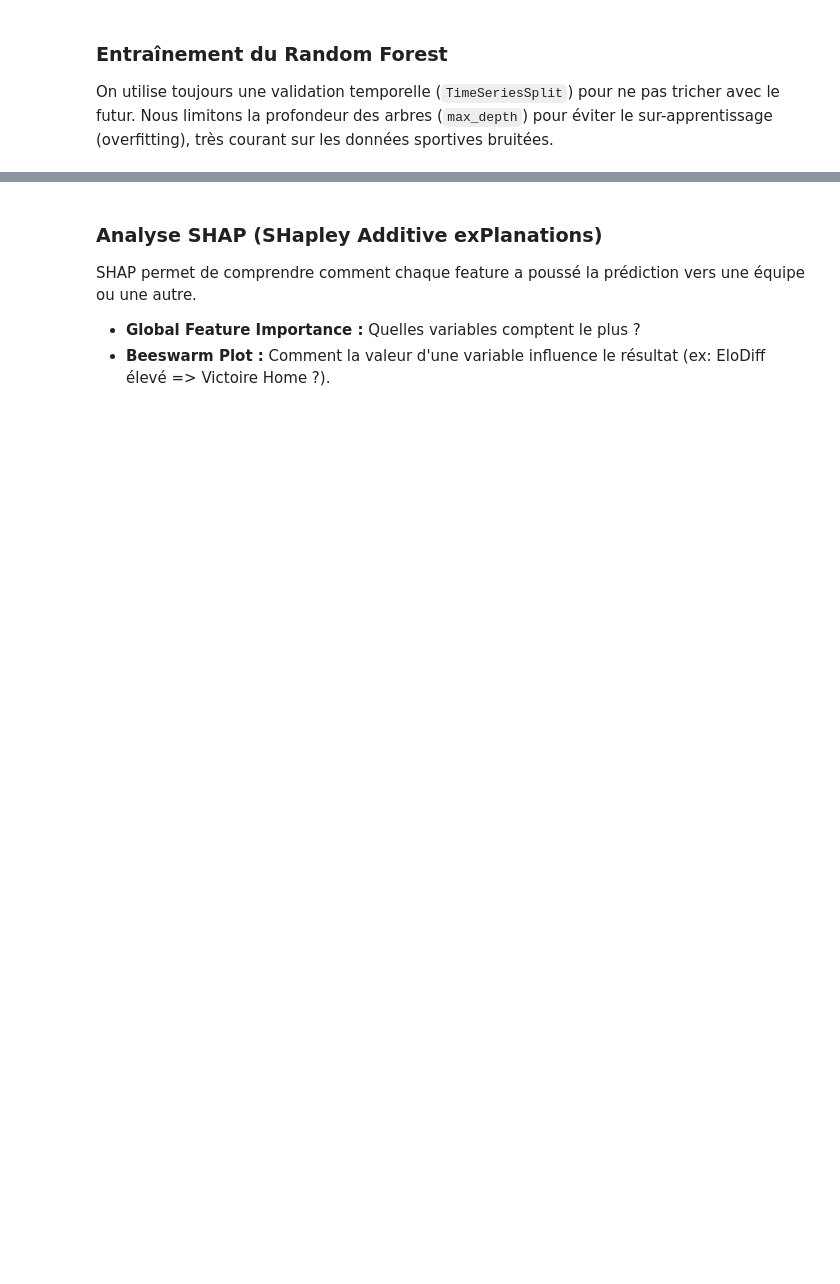
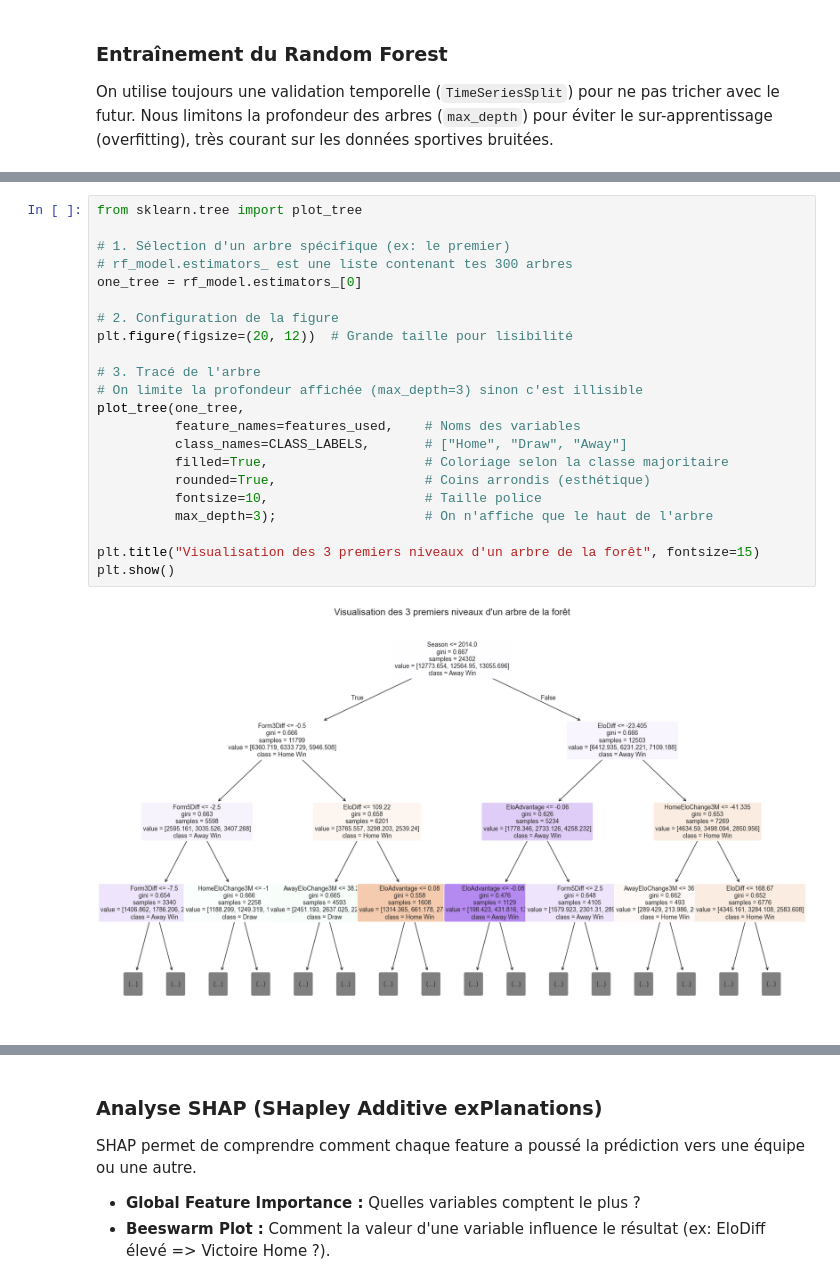
Before and after one commit to AlbanHtn/football-match-prediction, a Jupyter notebook: Programmes/Modélisation_RF.ipynb, the cells around one changed output, grey strips where cells are left out. Saved outputs shown, nothing was run; the diff lists cells and outputs as text; blank space fills up the shorter version.

```diff
--- a/Programmes/Modélisation_RF.ipynb
+++ b/Programmes/Modélisation_RF.ipynb
@@ -158,0 +234,24 @@ Fold 3 | Acc: 0.5262 (Marché: 0.5257) | LogLoss: 0.9806
+# %%
+from sklearn.tree import plot_tree
+
+# 1. Sélection d'un arbre spécifique (ex: le premier)
+# rf_model.estimators_ est une liste contenant tes 300 arbres
+one_tree = rf_model.estimators_[0]
+
+# 2. Configuration de la figure
+plt.figure(figsize=(20, 12))  # Grande taille pour lisibilité
+
+# 3. Tracé de l'arbre
+# On limite la profondeur affichée (max_depth=3) sinon c'est illisible
+plot_tree(one_tree,
+          feature_names=features_used,    # Noms des variables
+          class_names=CLASS_LABELS,       # ["Home", "Draw", "Away"]
+          filled=True,                    # Coloriage selon la classe majoritaire
+          rounded=True,                   # Coins arrondis (esthétique)
+          fontsize=10,                    # Taille police
+          max_depth=3);                   # On n'affiche que le haut de l'arbre
+
+plt.title("Visualisation des 3 premiers niveaux d'un arbre de la forêt", fontsize=15)
+plt.show()
+# %% [output]
+[figure, added]
```
Also changed, not shown: parts of 7 cells of this notebook, 6 other files.
